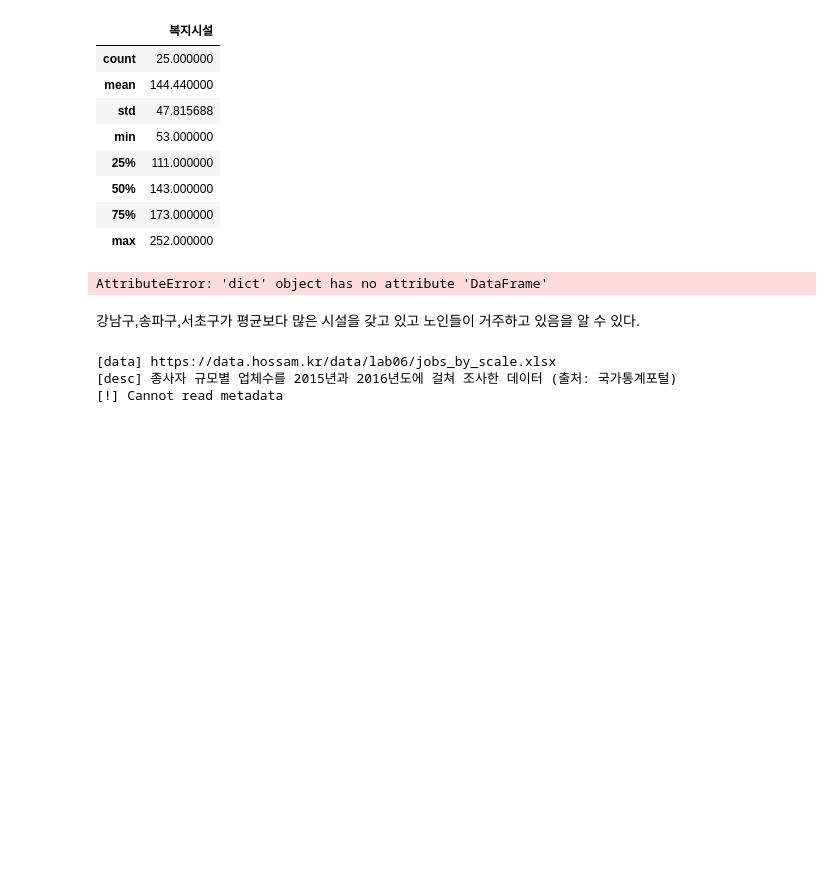
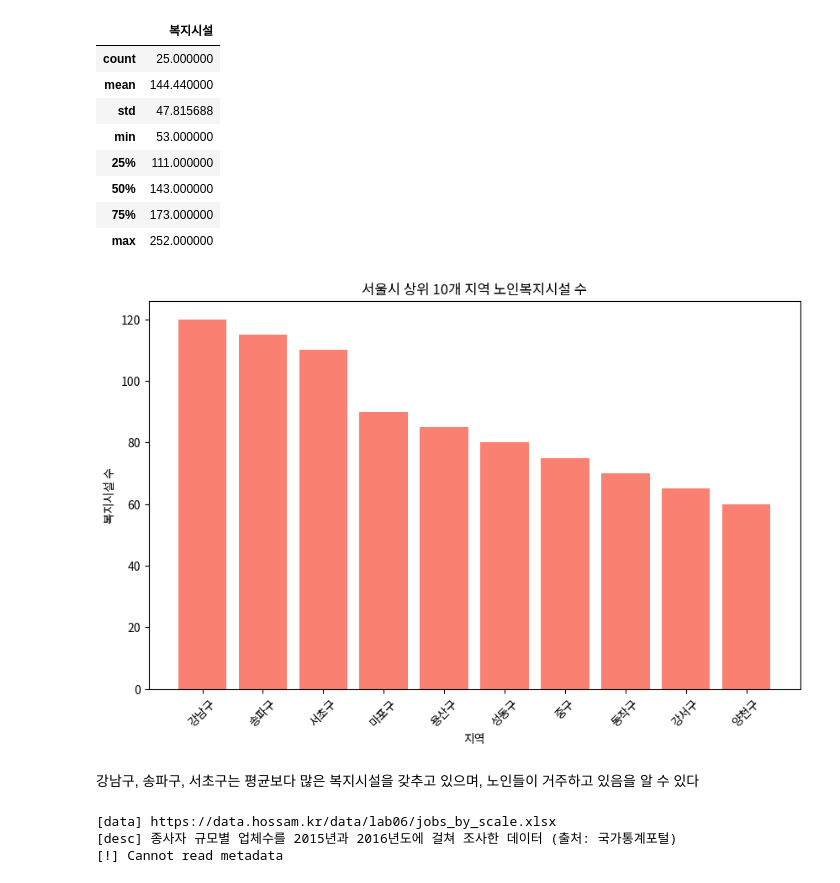
Before and after one commit to jyhong0207-netizen/python-study, a Jupyter notebook: DATA ANALYSIS BASIC/데이터 시각화 종합 연습문제.ipynb, the cells around one changed output. Drawn from its saved outputs; the diff is of its cells as text; code cells hidden in the pictures; blank space fills up the shorter version.

```diff
--- a/DATA ANALYSIS BASIC/데이터 시각화 종합 연습문제.ipynb
+++ b/DATA ANALYSIS BASIC/데이터 시각화 종합 연습문제.ipynb
@@ -393,30 +399,30 @@ origin.describe()
 | 75% | 173.000000 |
 | max | 252.000000 |
 # %%
-
-
+import pandas as pd
+import matplotlib.pyplot as plt
 
 data = {
     '지역': ['강남구', '송파구', '서초구', '마포구', '용산구', '성동구', '중구', '동작구', '강서구', '양천구', '노원구', '은평구'],
     '복지시설수': [120, 115, 110, 90, 85, 80, 75, 70, 65, 60, 55, 50]
 }
-senior_lsf = data.DataFrame(data)
+senior_lsf = pd.DataFrame(data)
 
 
 top10 = senior_lsf.sort_values(by='복지시설수', ascending=False).head(10)
 
 
 plt.figure(figsize=(10,6))
 plt.bar(top10['지역'], top10['복지시설수'], color='salmon')
 plt.title('서울시 상위 10개 지역 노인복지시설 수')
 plt.xlabel('지역')
 plt.ylabel('복지시설 수')
 plt.xticks(rotation=45)
 plt.show()
 # %% [output]
-AttributeError: 'dict' object has no attribute 'DataFrame'
+[figure, added]
 # %% [markdown]
-강남구,송파구,서초구가 평균보다 많은 시설을 갖고 있고 노인들이 거주하고 있음을 알 수 있다.
+강남구, 송파구, 서초구는 평균보다 많은 복지시설을 갖추고 있으며, 노인들이 거주하고 있음을 알 수 있다
 # %%
 origin = load_data('jobs_by_scale')
 origin
```
Also changed, not shown: parts of 33 cells of this notebook, 7 other files.
